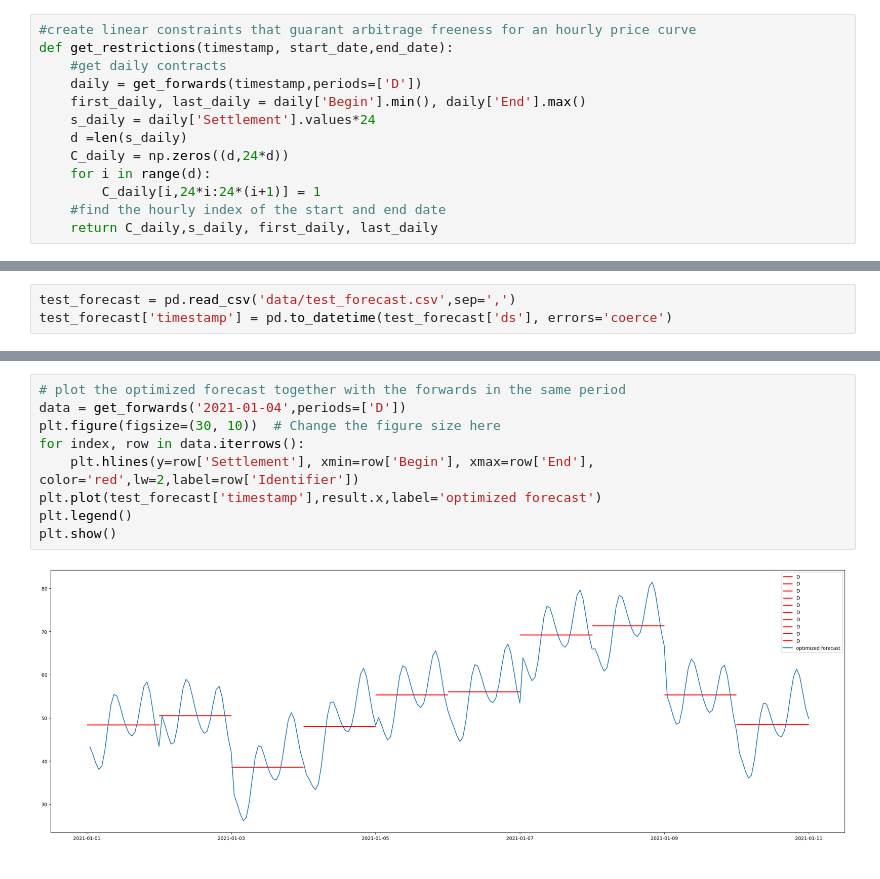
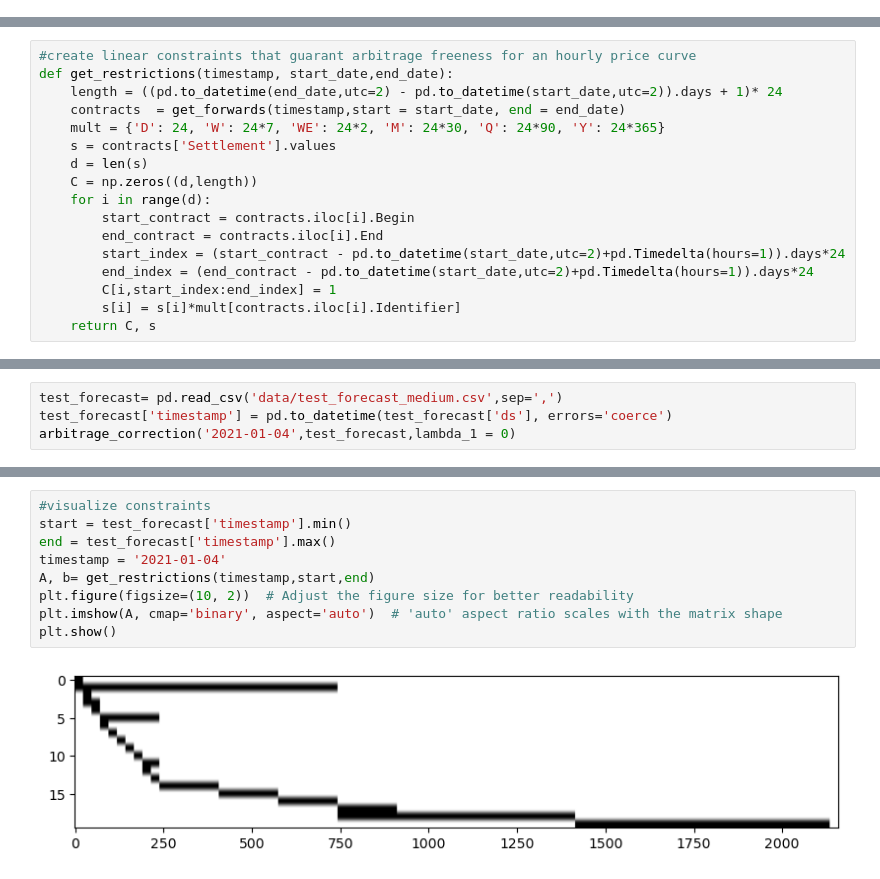
Before and after one commit to LMU-DATA-SCIENCE/price-forward-curve, a Jupyter notebook: arbitrage_correction.ipynb, the cells around one changed output, grey strips where cells are left out. Saved outputs shown, nothing was run; the diff lists cells and outputs as text.

Commit message:
Generalized arbitrage correction

```diff
--- a/arbitrage_correction.ipynb
+++ b/arbitrage_correction.ipynb
@@ -162,13 +123,0 @@ See the caveats in the documentation: https://pandas.pydata.org/pand
-# %%
-#create linear constraints that guarant arbitrage freeness for an hourly price curve
-def get_restrictions(timestamp, start_date,end_date):
-    #get daily contracts
-    daily = get_forwards(timestamp,periods=['D'])
-    first_daily, last_daily = daily['Begin'].min(), daily['End'].max()
-    s_daily = daily['Settlement'].values*24
-    d =len(s_daily)
-    C_daily = np.zeros((d,24*d))
-    for i in range(d):
-        C_daily[i,24*i:24*(i+1)] = 1
-    #find the hourly index of the start and end date
-    return C_daily,s_daily, first_daily, last_daily
@@ -174,0 +152,17 @@ def get_restrictions(timestamp, start_date,end_date):
+# %%
+#create linear constraints that guarant arbitrage freeness for an hourly price curve
+def get_restrictions(timestamp, start_date,end_date):
+    length = ((pd.to_datetime(end_date,utc=2) - pd.to_datetime(start_date,utc=2)).days + 1)* 24
+    contracts  = get_forwards(timestamp,start = start_date, end = end_date)
+    mult = {'D': 24, 'W': 24*7, 'WE': 24*2, 'M': 24*30, 'Q': 24*90, 'Y': 24*365}
+    s = contracts['Settlement'].values
+    d = len(s)
+    C = np.zeros((d,length))
+    for i in range(d):
+        start_contract = contracts.iloc[i].Begin
+        end_contract = contracts.iloc[i].End
+        start_index = (start_contract - pd.to_datetime(start_date,utc=2)+pd.Timedelta(hours=1)).days*24
+        end_index = (end_contract - pd.to_datetime(start_date,utc=2)+pd.Timedelta(hours=1)).days*24
+        C[i,start_index:end_index] = 1
+        s[i] = s[i]*mult[contracts.iloc[i].Identifier]
+    return C, s
@@ -175,3 +200,4 @@ def get_restrictions(timestamp, start_date,end_date):
 # %%
-test_forecast = pd.read_csv('data/test_forecast.csv',sep=',')
+test_forecast= pd.read_csv('data/test_forecast_medium.csv',sep=',')
 test_forecast['timestamp'] = pd.to_datetime(test_forecast['ds'], errors='coerce')
+arbitrage_correction('2021-01-04',test_forecast,lambda_1 = 0)
@@ -228,11 +224,11 @@ Optimal solution: [43.3042946  41.54118148 39.4825149  38.05503278 38.83723511 4
-# %%
-# plot the optimized forecast together with the forwards in the same period
-data = get_forwards('2021-01-04',periods=['D'])
-plt.figure(figsize=(30, 10))  # Change the figure size here
-for index, row in data.iterrows():
-    plt.hlines(y=row['Settlement'], xmin=row['Begin'], xmax=row['End'], color='red',lw=2,label=row['Identifier'])
-plt.plot(test_forecast['timestamp'],result.x,label='optimized forecast')
-plt.legend()
-plt.show()
-# %% [output]
-[figure, removed]
+# %%
+#visualize constraints
+start = test_forecast['timestamp'].min()
+end = test_forecast['timestamp'].max()
+timestamp = '2021-01-04'
+A, b= get_restrictions(timestamp,start,end)
+plt.figure(figsize=(10, 2))  # Adjust the figure size for better readability
+plt.imshow(A, cmap='binary', aspect='auto')  # 'auto' aspect ratio scales with the matrix shape
+plt.show()
+# %% [output]
+[figure, added]
```
Also changed, not shown: parts of 12 cells of this notebook, 2 other files.
